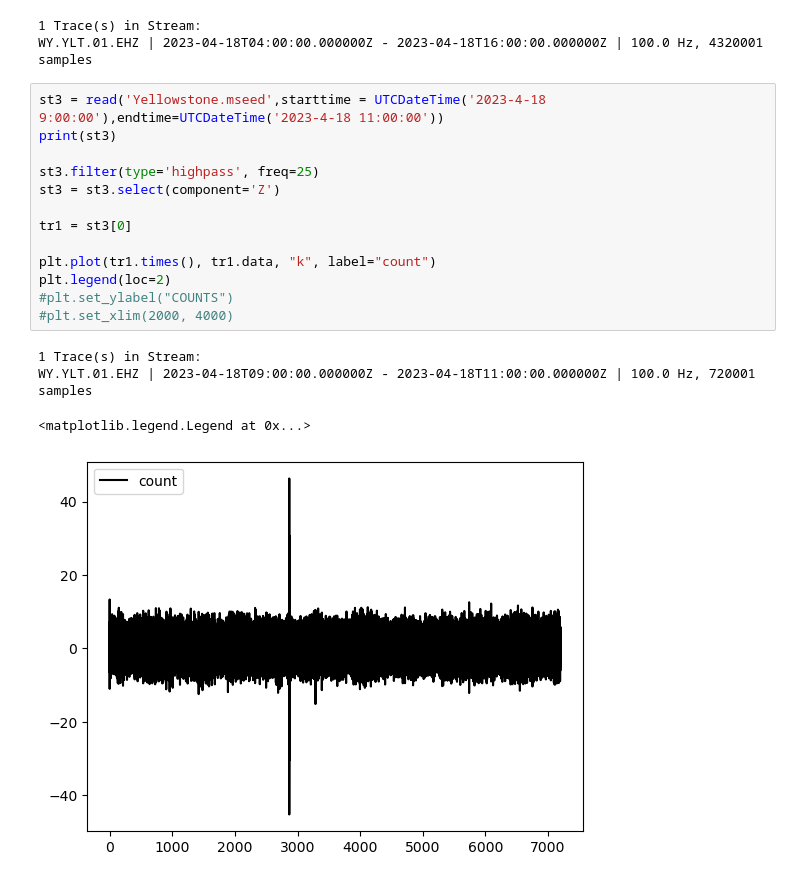
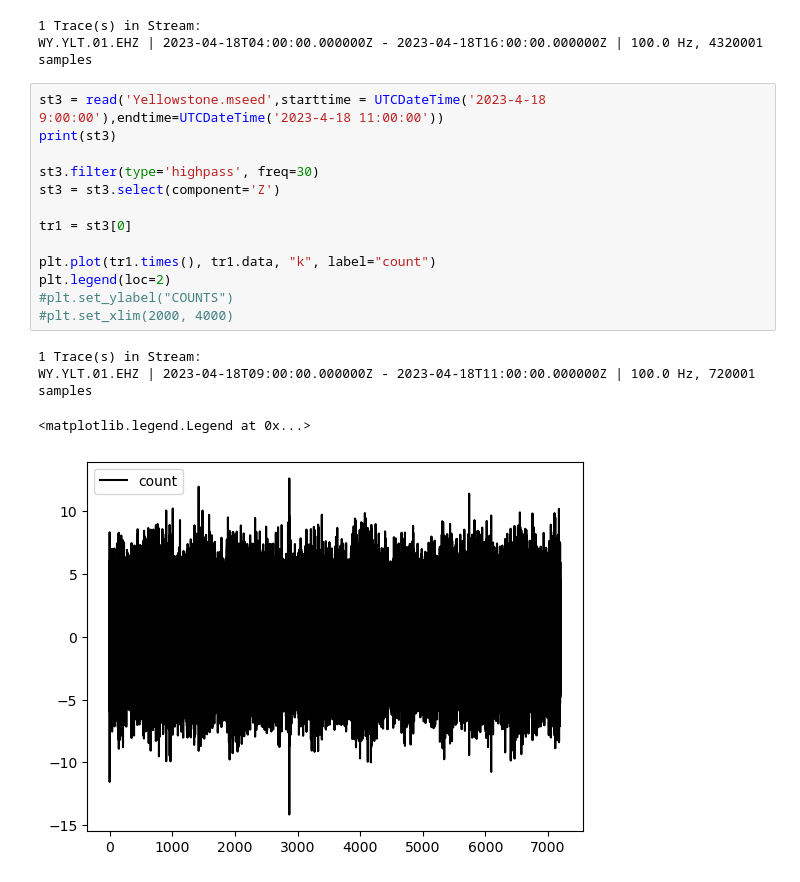
Before and after one commit to GPGN-268-archive/FP01-mars-seismo, a Jupyter notebook: ChloeWork.ipynb, the cells around one changed output. Drawn from its saved outputs; the diff is of its cells as text.

Commit message:
Tried filtering with another data set

```diff
--- a/ChloeWork.ipynb
+++ b/ChloeWork.ipynb
@@ -102,18 +106,18 @@ WY.YLT.01.EHZ | 2023-04-18T04:00:00.000000Z - 2023-04-18T16:00:00.000000Z | 100.
 # %%
 st3 = read('Yellowstone.mseed',starttime = UTCDateTime('2023-4-18 9:00:00'),endtime=UTCDateTime('2023-4-18 11:00:00'))
 print(st3)
 
-st3.filter(type='highpass', freq=25)
+st3.filter(type='highpass', freq=30)
 st3 = st3.select(component='Z')
 
 tr1 = st3[0]
 
 plt.plot(tr1.times(), tr1.data, "k", label="count")
 plt.legend(loc=2)
 #plt.set_ylabel("COUNTS")
 #plt.set_xlim(2000, 4000)
 # %% [output]
 1 Trace(s) in Stream:
 WY.YLT.01.EHZ | 2023-04-18T09:00:00.000000Z - 2023-04-18T11:00:00.000000Z | 100.0 Hz, 720001 samples
 <matplotlib.legend.Legend at 0x...>
-[figure, old version]
+[figure, new version]
```
Also changed, not shown: parts of 14 cells of this notebook, 1 other file.
